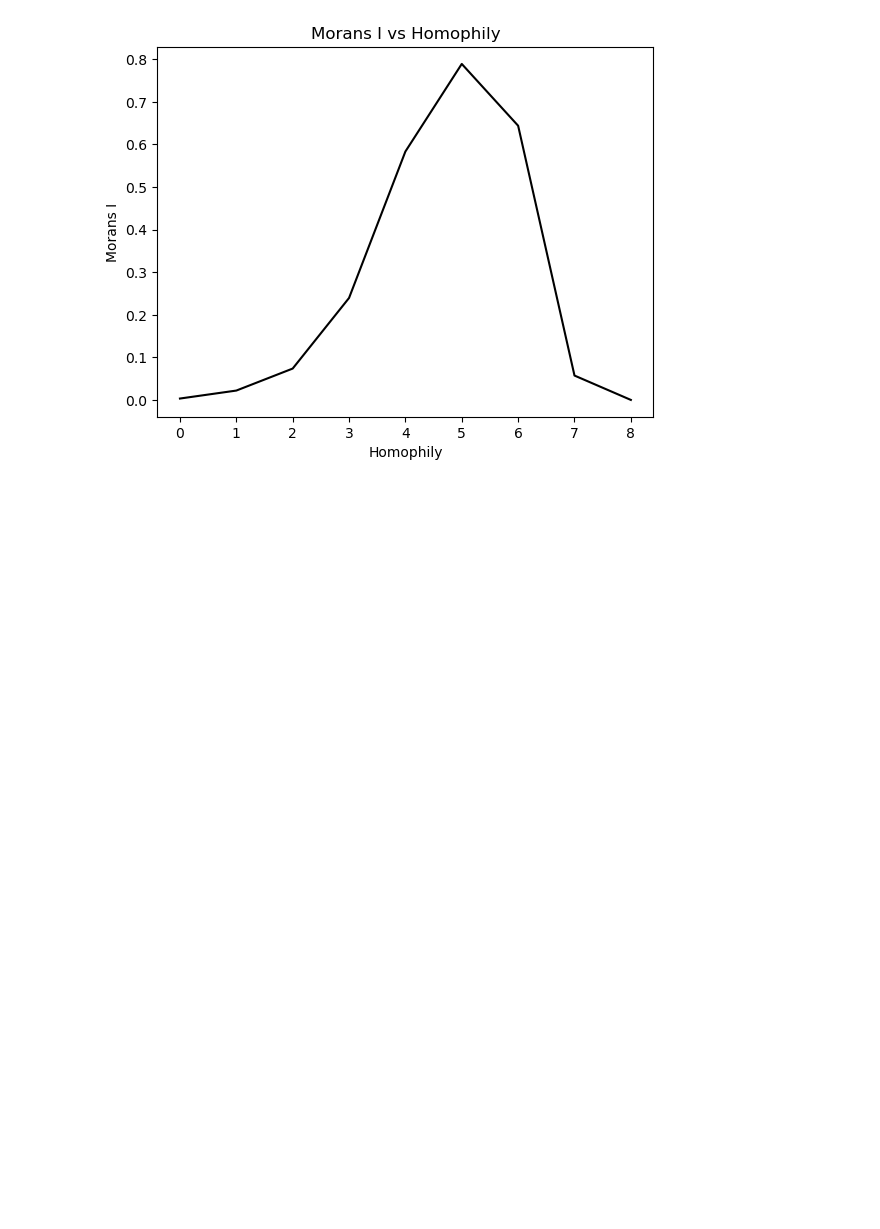
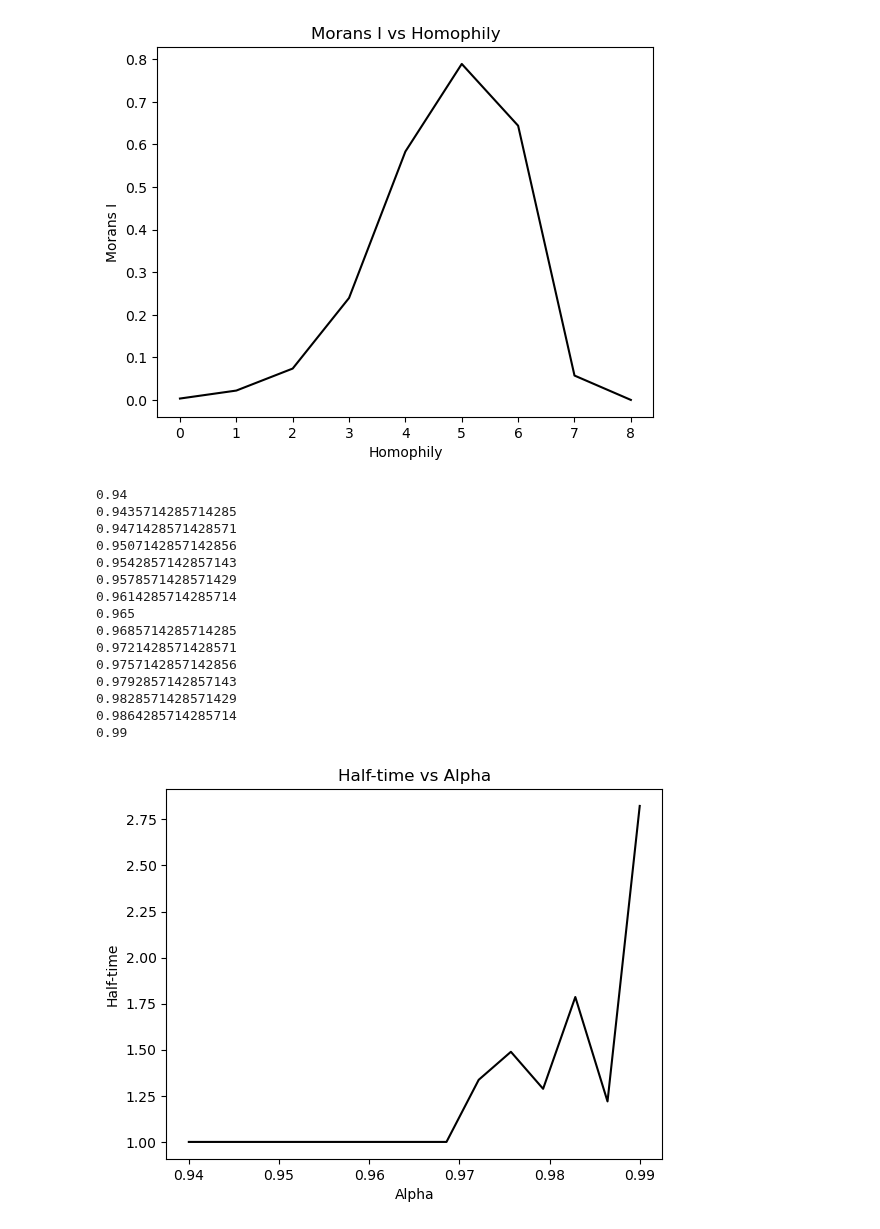
Before and after one commit to aM0NKE/ComplexSystemSimulation, a Jupyter notebook: mesa-schelling/final_analysis.ipynb, the cells around one changed output. Cells and saved outputs as stored; diff of their text form; code cells hidden in the pictures; blank space fills up the shorter version.

```diff
--- a/mesa-schelling/final_analysis.ipynb
+++ b/mesa-schelling/final_analysis.ipynb
@@ -620,3 +619,36 @@ plt.ylabel('Morans I')
 plt.show()
 # %% [output]
 [figure]
+# %%
+alpha_values = np.linspace(0.94, 0.99, 15)
+half_time_list = []
+for alpha in alpha_values:
+    model = Schelling(100, 0.97, 0.0, (0.6,0.4), 6, 4, alpha, 5, False)
+    while model.running and model.schedule.steps < 100:
+        model.step()
+    half_time = model.half_time
+    half_time_list.append(half_time)
+    print(alpha)
+
+plt.plot(alpha_values, half_time_list, 'k-')
+plt.title('Half-time vs Alpha')
+plt.xlabel('Alpha')
+plt.ylabel('Half-time')
+plt.show()
+# %% [output]
+0.94
+0.9435714285714285
+0.9471428571428571
+0.9507142857142856
+0.9542857142857143
+0.9578571428571429
+0.9614285714285714
+0.965
+0.9685714285714285
+0.9721428571428571
+0.9757142857142856
+0.9792857142857143
+0.9828571428571429
+0.9864285714285714
+0.99
+[figure, added]
```
Also changed, not shown: parts of 3 cells of this notebook, 2 other files.
